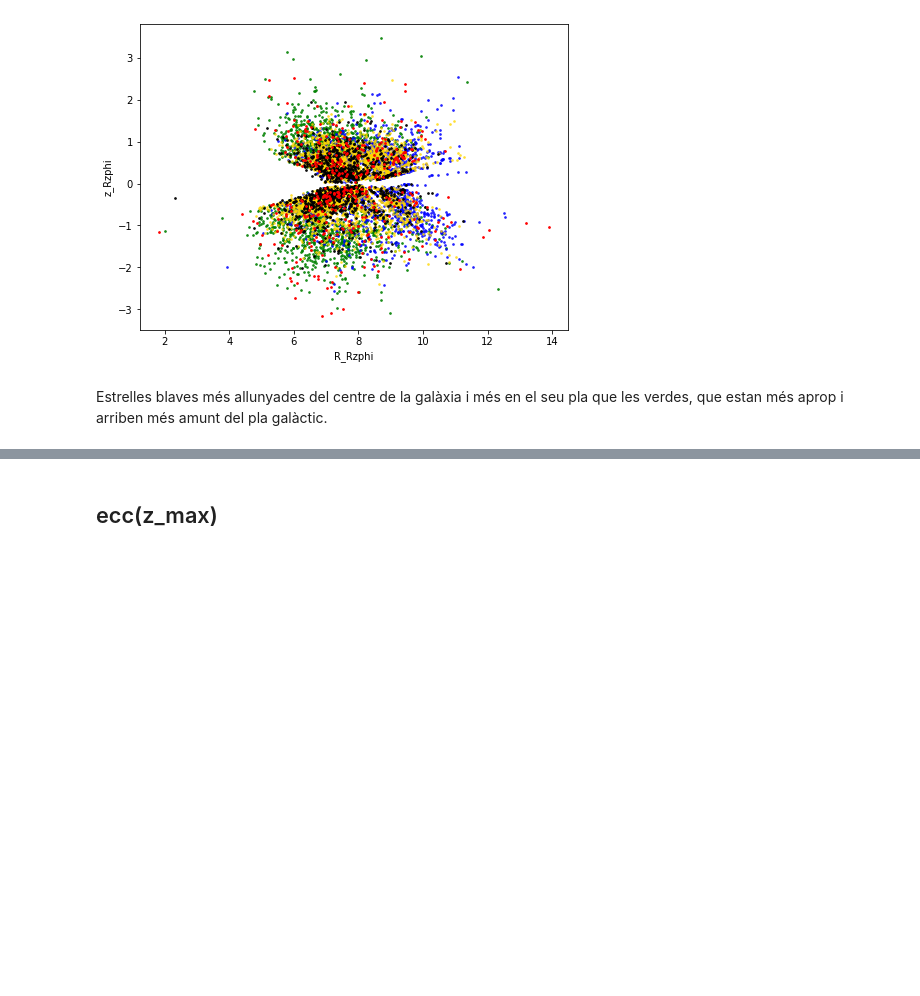
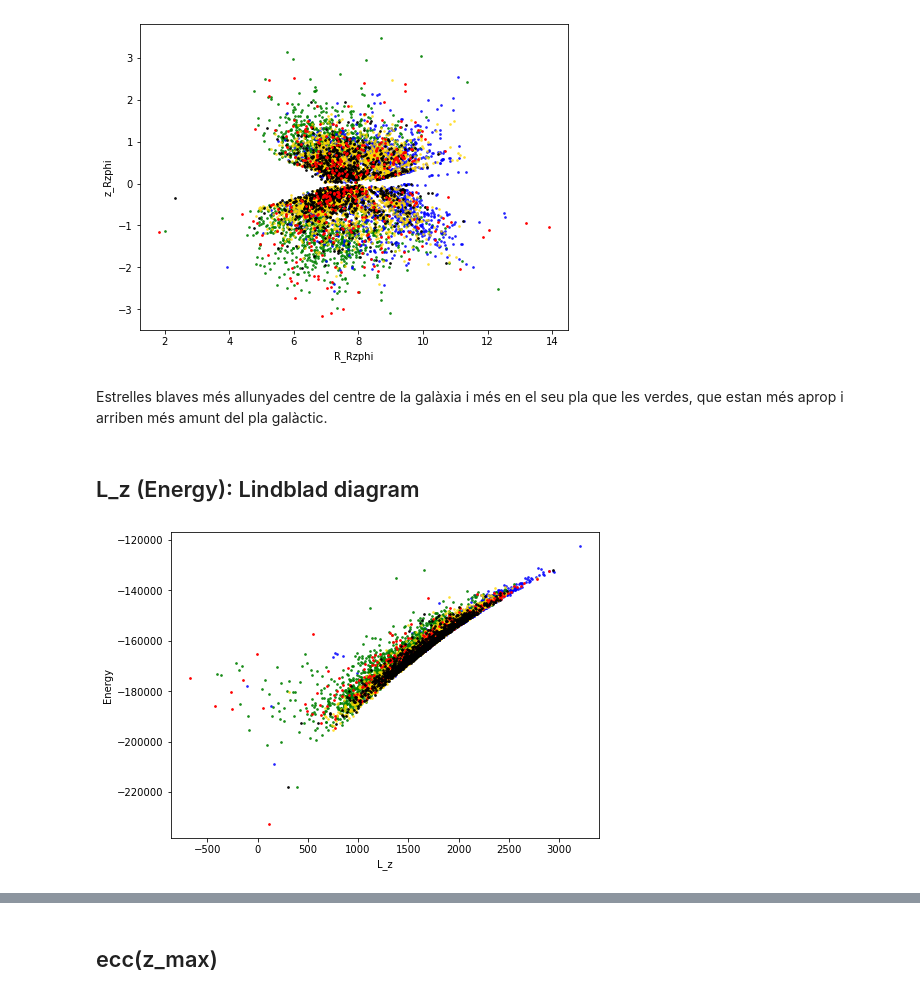
Before and after one commit to aleixcb/tfg_galah, a Jupyter notebook: py/XD aplicat a RC.ipynb, the cells around one changed output, grey strips where cells are left out. Cells and saved outputs as stored; diff of their text form; code cells hidden in the pictures; blank space fills up the shorter version.

Commit message:
diagrams 15/12

```diff
--- a/py/XD aplicat a RC.ipynb
+++ b/py/XD aplicat a RC.ipynb
@@ -73,8 +73,15 @@ def gaussian(x, mu, sigma):
 n_components_array = np.empty(shape=6)
 BIC_array = np.empty(shape=6)
 
+ck = ["k", "r", "gold", "g", "b",
+          "orange", "cyan", "lime", "m", "yellow",
+          "indianred", "hotpink", "peru", "cornflowerblue", "olivedrab",
+          "grey", "turquoise", "lightpink", "navy", "khaki",
+          "darkgreen", "crimson", "deepskyblue", "sandybrown", "limegreen",
+          "deeppink", "dodgerblue", "rebeccapurple", "teal", "magenta"]
+
 #Computing XDGMM
-for n_components in range(5,31,5):
+for n_components in range(5,6,5):
     @pickle_results('XD_'+str(n_components)+'clusters.pkl')
     def compute_XD(n_components=n_components, rseed=0, max_iter=100, verbose=True):
         np.random.seed(rseed)
@@ -97,7 +104,7 @@ for n_components in range(5,31,5):
     n_components_array[index] = n_components
     BIC_array[index] = BIC
 
-    #Plotting XDGMM symmetrical plots
+'''#Plotting XDGMM symmetrical plots
     alpha = clf.alpha
     mu = clf.mu
     V = clf.V
@@ -190,6 +197,6 @@ for n_components in range(5,31,5):
                 str(n_dim)+"d_" +
                 str(n_components) +
                 "components.png", dpi=200)
-    plt.clf()
+    plt.clf()'''
 # %% [output]
 @pickle_results: using precomputed results from 'XD_5clusters.pkl'
@@ -369,3 +360,18 @@ for ii in [3,4,2,0,1]:
 [figure]
 # %% [markdown]
 Estrelles blaves més allunyades del centre de la galàxia i més en el seu pla que les verdes, que estan més aprop i arriben més amunt del pla galàctic.
+# %% [markdown]
+## L_z (Energy): Lindblad diagram
+# %%
+fig = plt.figure(figsize=(7,5))
+fig.subplots_adjust(left=0.1, right=0.95,
+                    bottom=0.1, top=0.95,
+                    wspace=0.02, hspace=0.02)
+plt.xlabel("L_z")
+plt.ylabel("Energy")
+
+for ii in [4,3,2,1,0]:
+    plt.scatter(galah_rc.data['L_Z'][maxprob_per_star==ii], galah_rc.data['Energy'][maxprob_per_star==ii],
+                color=ck[ii], s=3, alpha=1-clf.alpha[ii])
+# %% [output]
+[figure, added]
```
Also changed, not shown: parts of 3 cells of this notebook, 1 other file.
